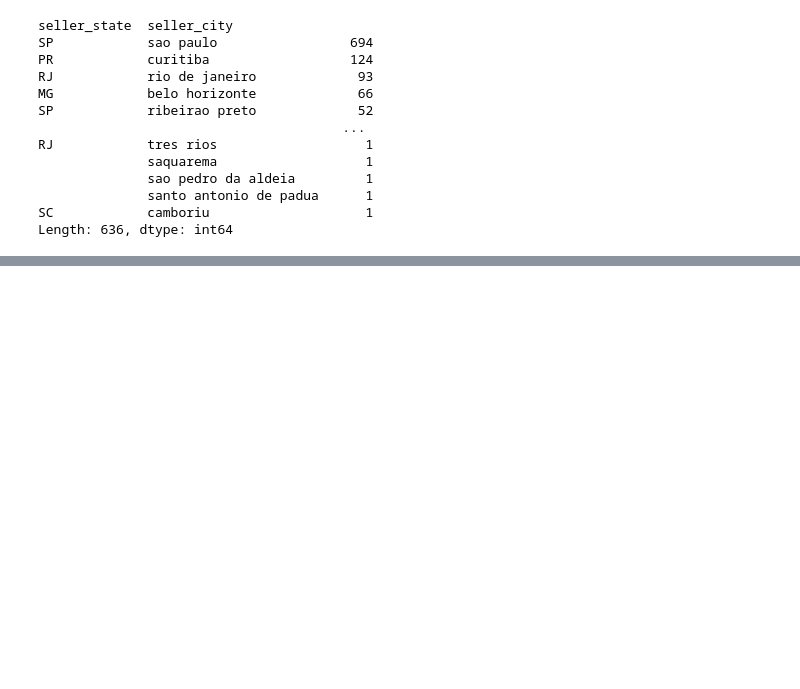
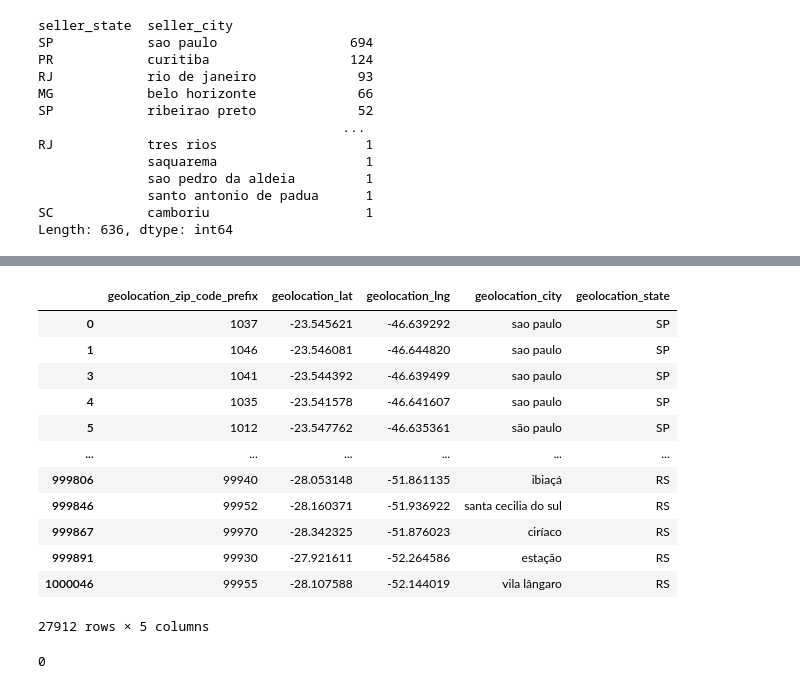
Before and after one commit to SaiaR1523/Olist, a Jupyter notebook: customer_dataset.ipynb, the cells around one changed output, grey strips where cells are left out. Drawn from its saved outputs; the diff is of its cells as text; code cells hidden in the pictures; blank space fills up the shorter version.

```diff
--- a/customer_dataset.ipynb
+++ b/customer_dataset.ipynb
@@ -171,0 +230,16 @@ Length: 636, dtype: int64
+# %%
+df_geo_dup.drop_duplicates(subset=['geolocation_zip_code_prefix','geolocation_city','geolocation_state'])
+# %% [output]
+|  | geolocation_zip_code_prefix | geolocation_lat | geolocation_lng | geolocation_city | geolocation_state |
+| 0 | 1037 | -23.545621 | -46.639292 | sao paulo | SP |
+| 1 | 1046 | -23.546081 | -46.644820 | sao paulo | SP |
+| 3 | 1041 | -23.544392 | -46.639499 | sao paulo | SP |
+| 4 | 1035 | -23.541578 | -46.641607 | sao paulo | SP |
+| 5 | 1012 | -23.547762 | -46.635361 | são paulo | SP |
+| ... | ... | ... | ... | ... | ... |
+| 999806 | 99940 | -28.053148 | -51.861135 | ibiaçá | RS |
+| 999846 | 99952 | -28.160371 | -51.936922 | santa cecilia do sul | RS |
+| 999867 | 99970 | -28.342325 | -51.876023 | ciríaco | RS |
+| 999891 | 99930 | -27.921611 | -52.264586 | estação | RS |
+| 1000046 | 99955 | -28.107588 | -52.144019 | vila lângaro | RS |
+27912 rows × 5 columns
@@ -171,0 +252,4 @@ Length: 636, dtype: int64
+# %%
+df_seller.duplicated(subset=['seller_id']).sum()
+# %% [output]
+0
```
Also changed, not shown: parts of 30 cells of this notebook.
